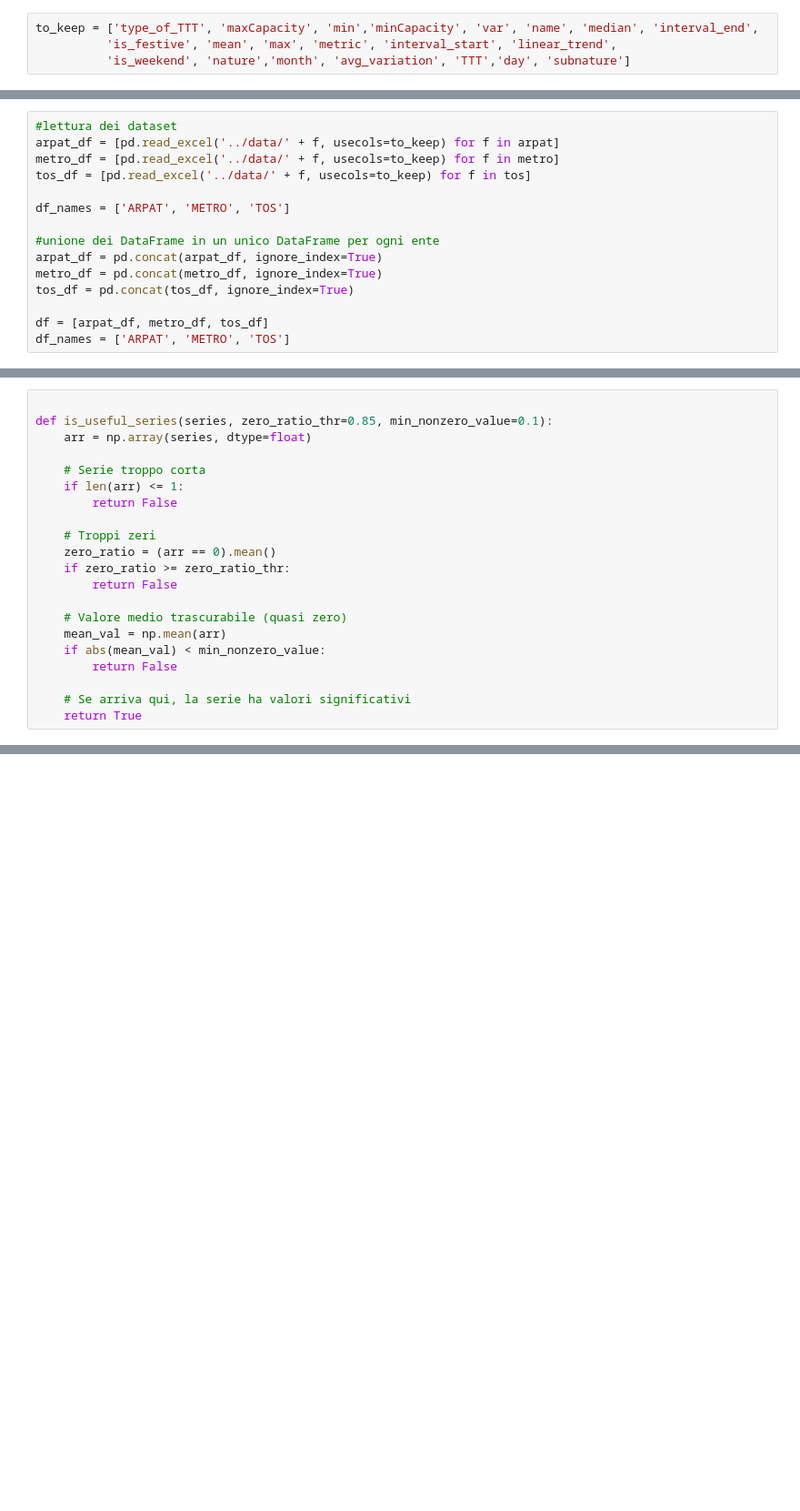
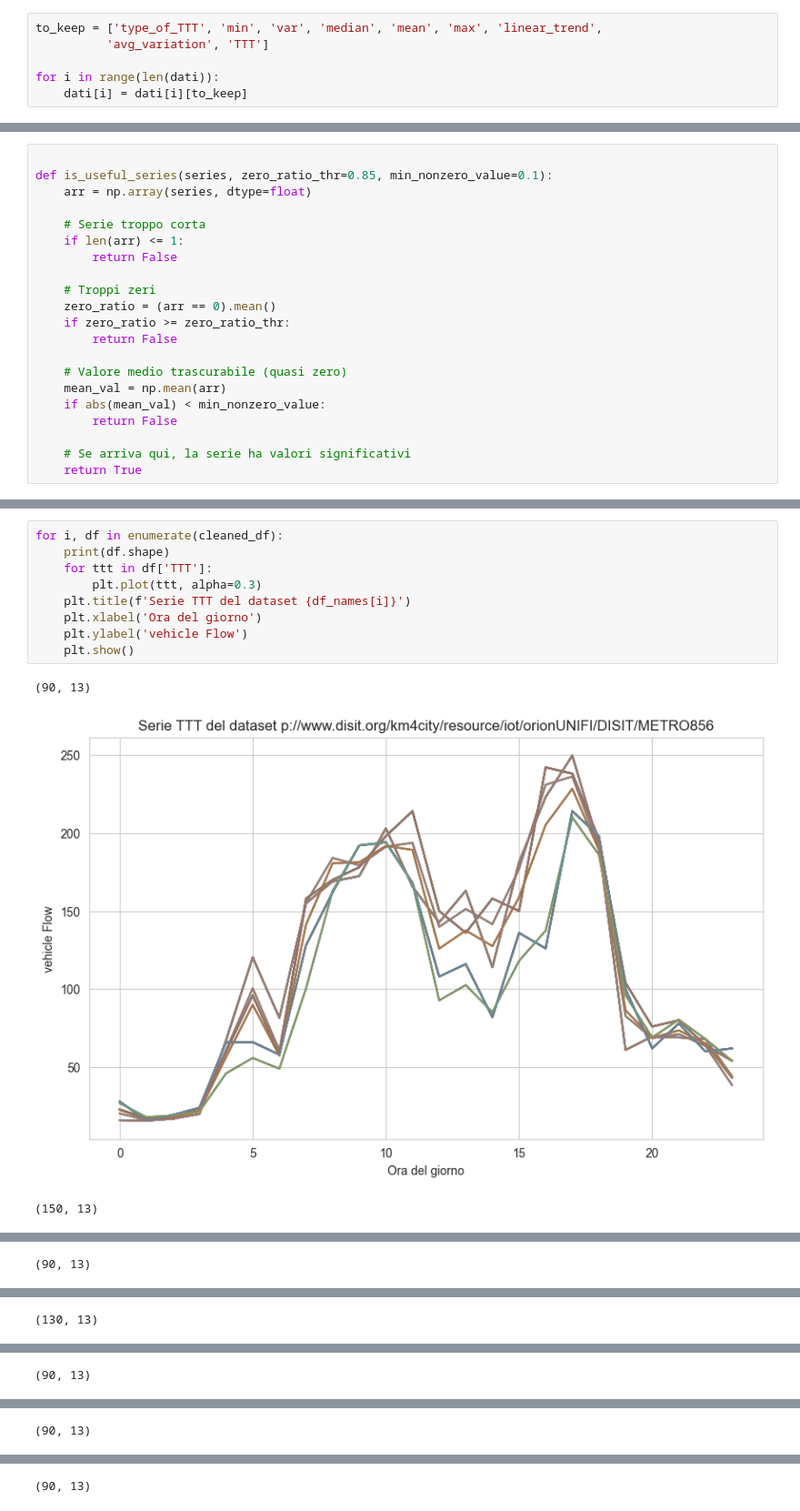
Before and after one commit to lapo13/thesis, a Jupyter notebook: Dataset_analysis.ipynb, the cells around one changed output, grey strips where cells are left out. Shown at 91% size. Cells and saved outputs as stored; diff of their text form; blank space fills up the shorter version.

```diff
--- a/Dataset_analysis.ipynb
+++ b/Dataset_analysis.ipynb
@@ -37,4 +29,6 @@ tos = [p for p in files if re.search(r'TOS+.+(?<!df)\.xlsx', p)]
 # %%
-to_keep = ['type_of_TTT', 'maxCapacity', 'min','minCapacity', 'var', 'name', 'median', 'interval_end',
-          'is_festive', 'mean', 'max', 'metric', 'interval_start', 'linear_trend',
-          'is_weekend', 'nature','month', 'avg_variation', 'TTT','day', 'subnature']
+to_keep = ['type_of_TTT', 'min', 'var', 'median', 'mean', 'max', 'linear_trend',
+          'avg_variation', 'TTT']
+
+for i in range(len(dati)):
+    dati[i] = dati[i][to_keep]
@@ -78,15 +34,0 @@ def smart_interpolation(df_list):
-# %%
-#lettura dei dataset
-arpat_df = [pd.read_excel('../data/' + f, usecols=to_keep) for f in arpat]
-metro_df = [pd.read_excel('../data/' + f, usecols=to_keep) for f in metro]
-tos_df = [pd.read_excel('../data/' + f, usecols=to_keep) for f in tos]
-
-df_names = ['ARPAT', 'METRO', 'TOS']
-
-#unione dei DataFrame in un unico DataFrame per ogni ente
-arpat_df = pd.concat(arpat_df, ignore_index=True)
-metro_df = pd.concat(metro_df, ignore_index=True)
-tos_df = pd.concat(tos_df, ignore_index=True)
-
-df = [arpat_df, metro_df, tos_df]
-df_names = ['ARPAT', 'METRO', 'TOS']
@@ -284,0 +93,13 @@ for i, dataset in enumerate(cleaned_df):
+# %%
+for i, df in enumerate(cleaned_df):
+    print(df.shape)
+    for ttt in df['TTT']:
+        plt.plot(ttt, alpha=0.3)
+    plt.title(f'Serie TTT del dataset {df_names[i]}')
+    plt.xlabel('Ora del giorno')
+    plt.ylabel('vehicle Flow')
+    plt.show()
+# %% [output]
+(90, 13)
+[figure, added]
+(150, 13)
@@ -284,0 +107 @@ for i, dataset in enumerate(cleaned_df):
+(90, 13)
@@ -284,0 +109 @@ for i, dataset in enumerate(cleaned_df):
+(130, 13)
@@ -284,0 +111 @@ for i, dataset in enumerate(cleaned_df):
+(90, 13)
@@ -284,0 +113 @@ for i, dataset in enumerate(cleaned_df):
+(90, 13)
@@ -284,0 +115 @@ for i, dataset in enumerate(cleaned_df):
+(90, 13)
```
Also changed, not shown: parts of 13 cells of this notebook, 38 other files.
